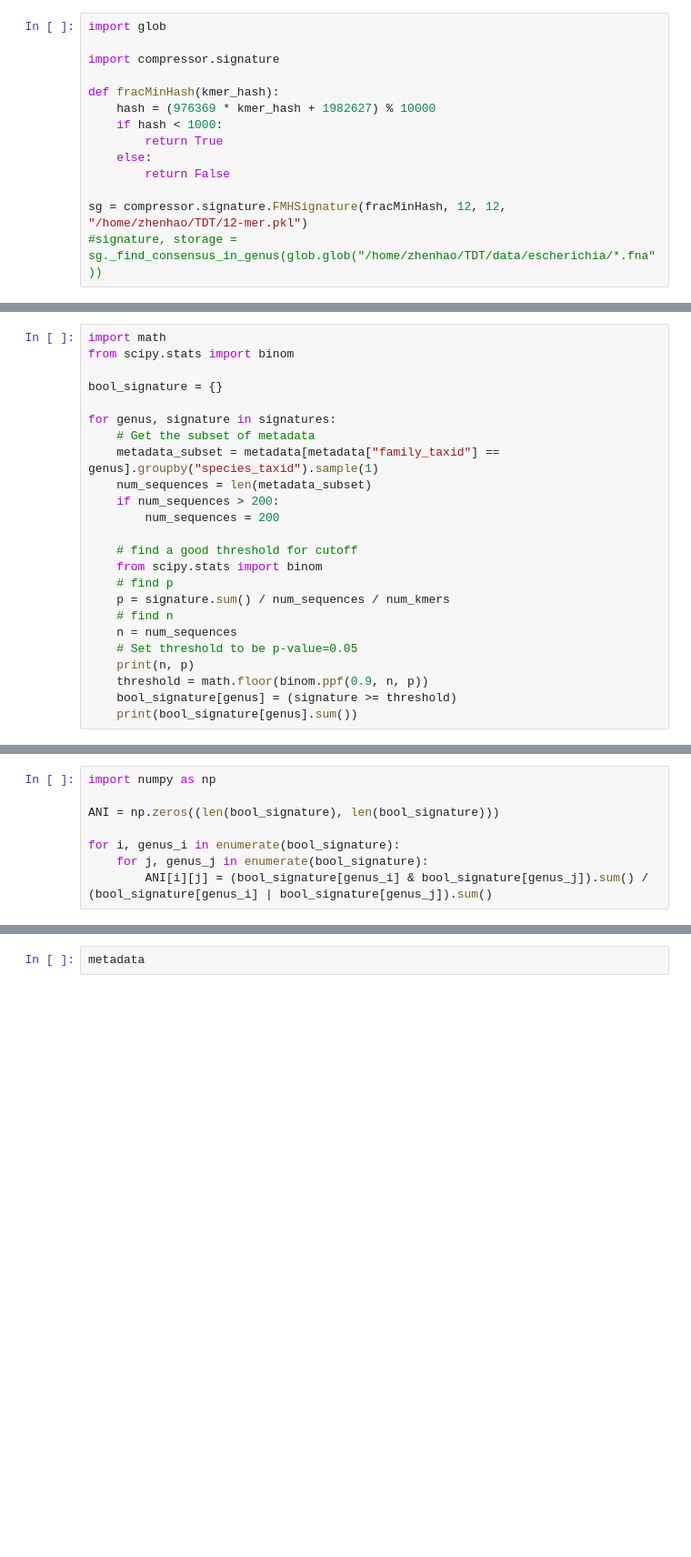
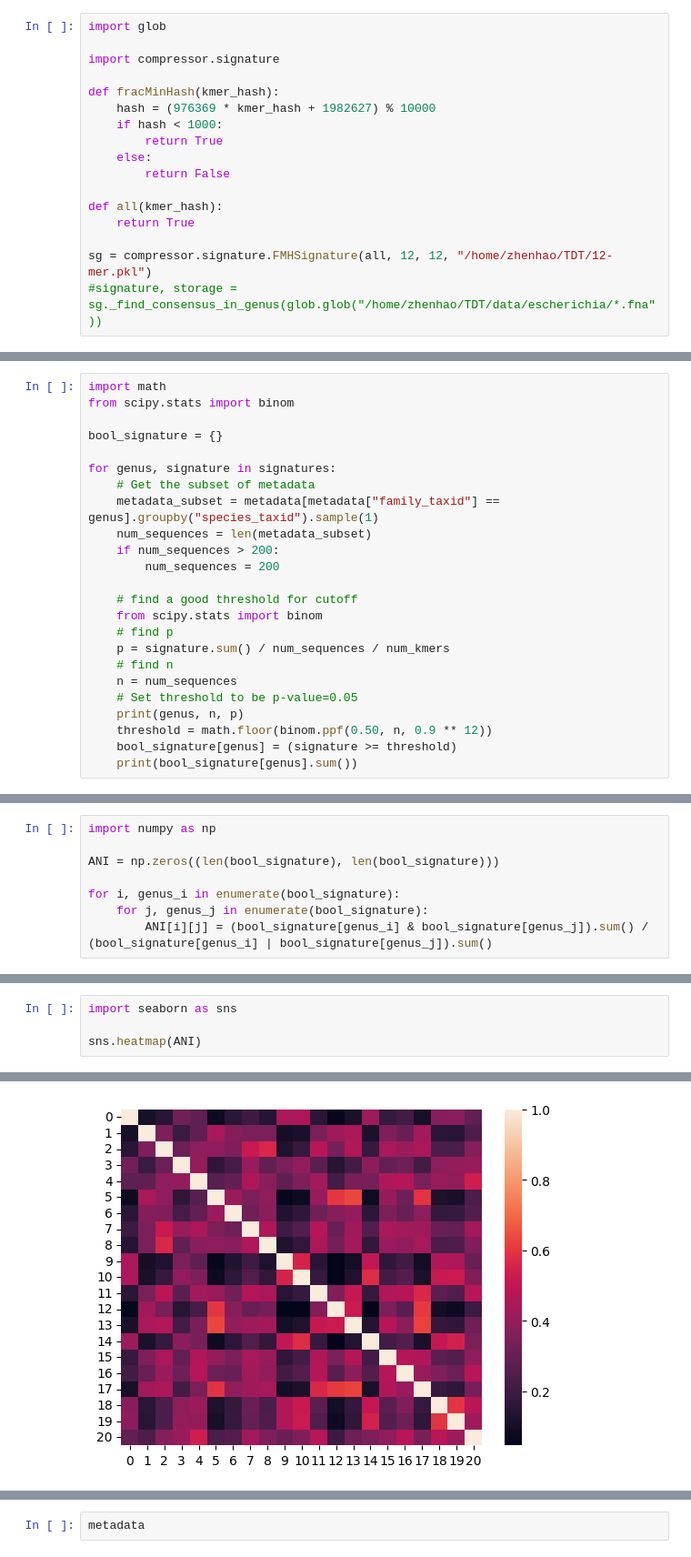
Before and after one commit to GZHoffie/TDT, a Jupyter notebook: compressor/test.ipynb, the cells around one changed output, grey strips where cells are left out. Shown: that part at 91% size. Drawn from its saved outputs; the diff is of its cells as text; blank space fills up the shorter version.

```diff
--- a/compressor/test.ipynb
+++ b/compressor/test.ipynb
@@ -16,7 +16,10 @@ def fracMinHash(kmer_hash):
     else:
         return False
 
-sg = compressor.signature.FMHSignature(fracMinHash, 12, 12, "/home/zhenhao/TDT/12-mer.pkl")
+def all(kmer_hash):
+    return True
+
+sg = compressor.signature.FMHSignature(all, 12, 12, "/home/zhenhao/TDT/12-mer.pkl")
 #signature, storage = sg._find_consensus_in_genus(glob.glob("/home/zhenhao/TDT/data/escherichia/*.fna"))
 # %% [output]
 [INFO]          Seed length set to 12, estimated vocabulary size 8388608.
@@ -220,8 +227,8 @@ for genus, signature in signatures:
     # find n
     n = num_sequences
     # Set threshold to be p-value=0.05
-    print(n, p)
-    threshold = math.floor(binom.ppf(0.9, n, p))
+    print(genus, n, p)
+    threshold = math.floor(binom.ppf(0.50, n, 0.9 ** 12))
     bool_signature[genus] = (signature >= threshold)
     print(bool_signature[genus].sum())
 # %% [output]
@@ -286,0 +309,5 @@ plt.boxplot(ANI[ANI != 1])
+# %%
+import seaborn as sns
+
+sns.heatmap(ANI)
+# %% [output]
@@ -287,3 +315,4 @@ plt.boxplot(ANI[ANI != 1])
+[figure, added]
 # %%
 from Bio import SeqIO
 from tqdm import tqdm
```
Also changed, not shown: parts of 18 cells of this notebook.
